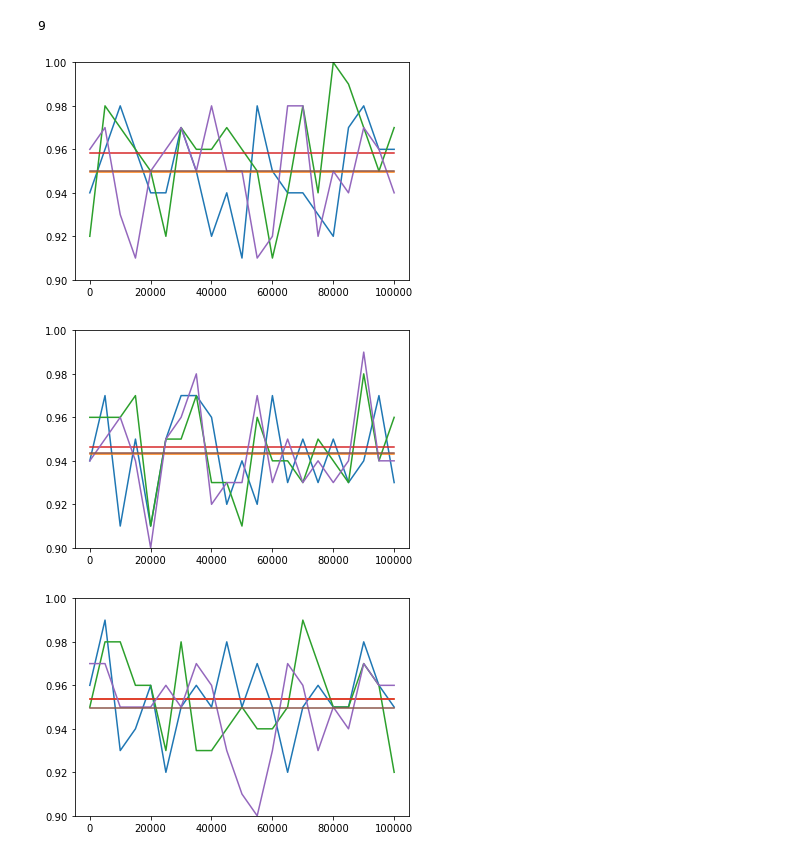
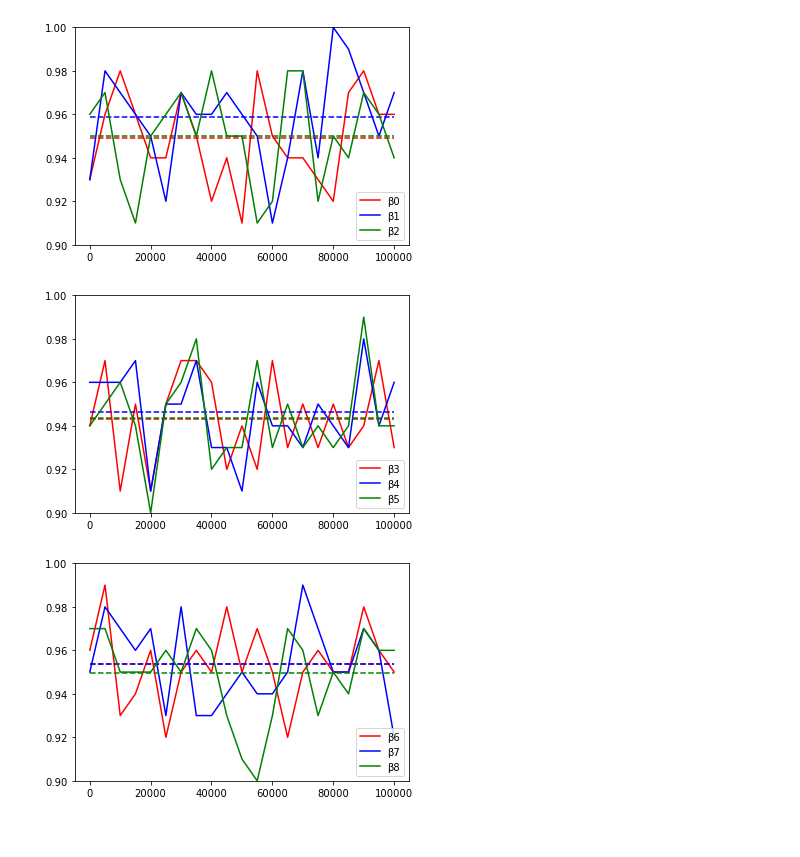
Before and after one commit to HenningAthor/SV_Crimes, a Jupyter notebook: BMI/confinfPlot.ipynb, the cells around one changed output. Drawn from its saved outputs; the diff is of its cells as text; code cells hidden in the pictures.

Commit message:
update confinfPlot

```diff
--- a/BMI/confinfPlot.ipynb
+++ b/BMI/confinfPlot.ipynb
@@ -3,27 +3,28 @@ import pandas as pd
 import matplotlib.pyplot as plt
 import numpy as np
 # %%
-hitrate = pd.read_csv('my_res.csv')
+dataset = 'r_res'
+hitrate = pd.read_csv(dataset + '.csv')
 hitrate.head()
 coefs = list(hitrate.columns)[2:]
+coefs = [ c[2:-1] if c.startswith('I(') else c for c in coefs]
 hitrate = hitrate.transpose()
-# %%
-len(coefs)
-# %% [output]
-9
 # %%
+colors = {0: 'red', 1: 'blue', 2 : 'green'}
 sizes = hitrate.iloc[1]
 plt_counter = 0
 for i in range(2,hitrate.shape[0]):
-    plt.plot(sizes,hitrate.iloc[i])
-    plt.plot(sizes, np.full(len(hitrate.iloc[i]), np.mean(hitrate.iloc[i])))
+    plt.plot(sizes,hitrate.iloc[i], c=colors[plt_counter], label = 'β' + str(i - 2))
+    plt.plot(sizes, np.full(len(hitrate.iloc[i]), np.mean(hitrate.iloc[i])), '--', c=colors[plt_counter])
     plt_counter += 1
     if (plt_counter == 3):
         plt_counter = 0
         ax = plt.gca()
         ax.set_ylim(0.9,1)
+        ax.legend(loc='lower right')
+        plt.savefig(dataset + str(i) + ".png")
         plt.show()
 # %% [output]
-[figure, old version]
+[figure, new version]
-[figure, old version]
+[figure, new version]
-[figure, old version]
+[figure, new version]
```
Also changed, not shown: 7 other files.
